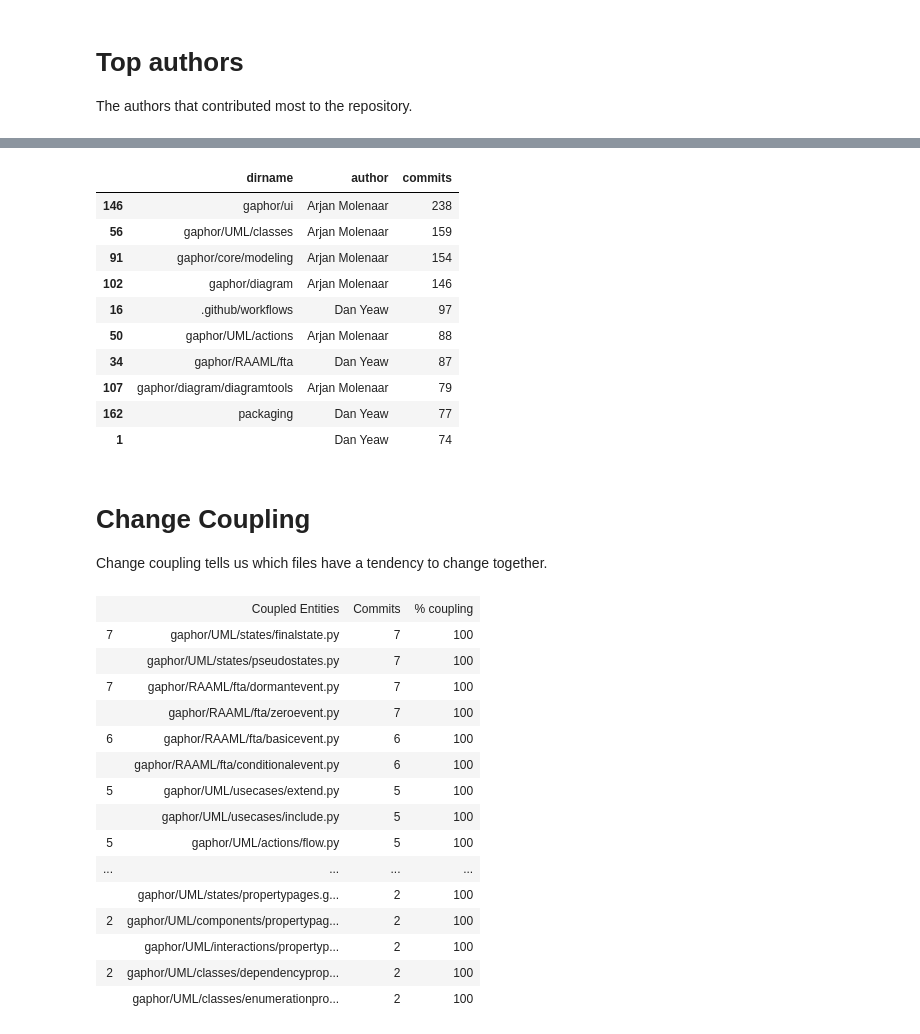
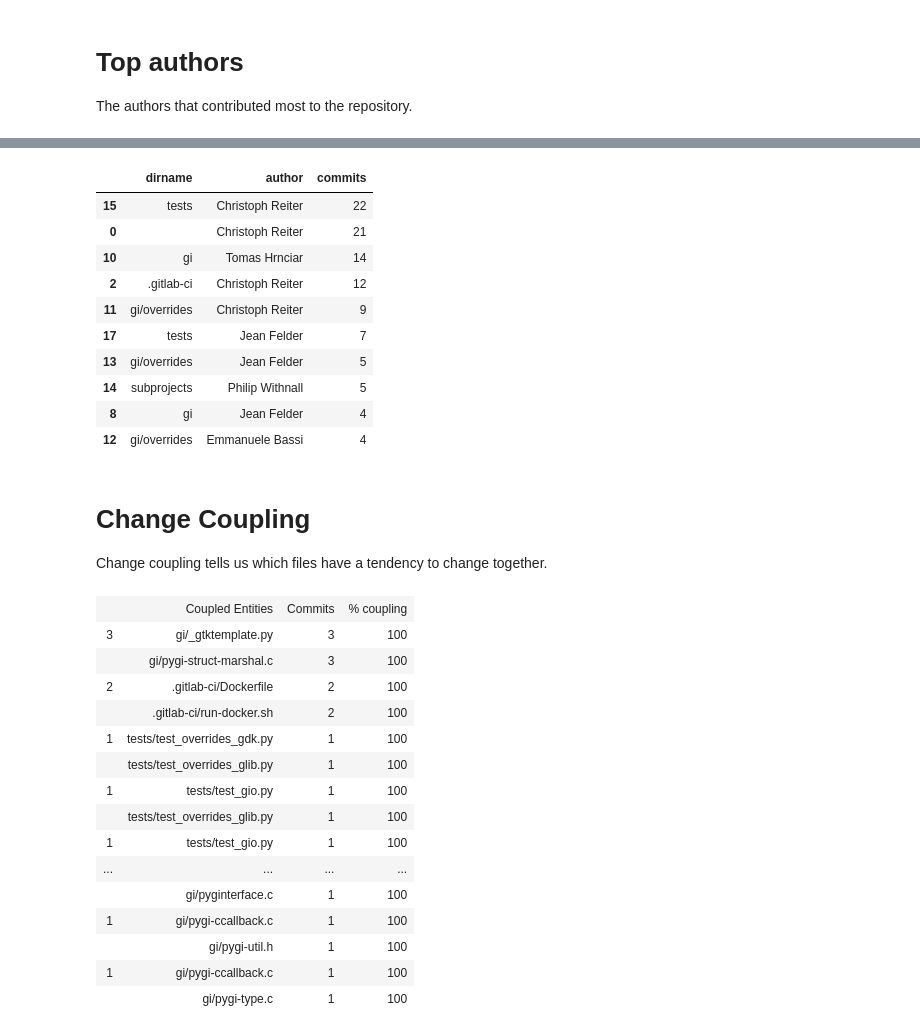
Before and after one commit to amolenaar/codescanner, a Jupyter notebook: Quick_Code_Analysis.ipynb, the cells around one changed output, grey strips where cells are left out. Saved outputs shown, nothing was run; the diff lists cells and outputs as text; code cells hidden in the pictures.

```diff
--- a/Quick_Code_Analysis.ipynb
+++ b/Quick_Code_Analysis.ipynb
@@ -21,30 +21,32 @@ Ensure `git` can be be found.
 
 Change the variables below to point to your repo of interest, and give this notebook a spin (VS Code may ask if it needs to install a Jupyter kernel).
 # %%
-# path = "/home/arjan/Projects/DeutscheBahn/py-capella-mbse"
-path = "/home/arjan/Development/gaphor"
+path = "../pygobject"
 after = "1 year ago"
 top = 10
 
 # Regex patterns to exclude from analisys. E.g. generated files.
-excludes = [".*\\.svg$", ".*\\.xcf$", ".*\\.png$", ".*\\.md$", ".*\\.rst$", ".*\\.po$", ".*\\.gaphor$", "poetry.lock"]
+excludes = [".*\\.svg$", ".*\\.xcf$", ".*\\.png$", ".*\\.gif$", ".*\\.md$", ".*\\.rst$", ".*\\.po$", ".*\\.gaphor$", "poetry.lock", "NEWS.*"]
 # %%
 import os
 import re
 import pandas
 import functools
 import itertools
+import subprocess
 from IPython.core.display import HTML
-
-os.chdir(path)
-
-lines = []
 
 compiled_excludes = [re.compile(ex) for ex in excludes]
 
+
+def is_excluded(filename):
+    return any(re.search(ex, filename) for ex in compiled_excludes)
+
+
+lines = []
 found_commits = 0
-with os.popen(f"git log --format=format:'::: %H,%ci,%an' --numstat --no-renames --after='{after}'") as git_log:
-    for line in git_log.readlines():
+with subprocess.Popen(["git", "log", "--format=format:::: %H,%ci,%an", "--numstat", "--no-renames", f"--after={after}"], cwd=path, stdout=subprocess.PIPE, text=True) as git_log:
+    for line in git_log.stdout.readlines():
         line = line.strip()
         if not line:
             continue
@@ -57,7 +59,7 @@ with os.popen(f"git log --format=format:'::: %H,%ci,%an' --numstat --no-renames
             except ValueError as e:
                 print(f"Error on '{line}': {e}")
                 continue
-            if not any(re.search(ex, filename) for ex in compiled_excludes):
+            if not is_excluded(filename):
                 rec = [*meta, added, removed, filename]
                 assert len(rec) == 6, rec
                 lines.append(rec)
@@ -153,53 +163,55 @@ top_authors_per_package = df.groupby(['dirname', 'author']).size().reset_index(n
 top_authors_per_package[:top]
 # %% [output]
 |  | dirname | author | commits |
-| 146 | gaphor/ui | Arjan Molenaar | 238 |
-| 56 | gaphor/UML/classes | Arjan Molenaar | 159 |
-| 91 | gaphor/core/modeling | Arjan Molenaar | 154 |
-| 102 | gaphor/diagram | Arjan Molenaar | 146 |
-| 16 | .github/workflows | Dan Yeaw | 97 |
-| 50 | gaphor/UML/actions | Arjan Molenaar | 88 |
-| 34 | gaphor/RAAML/fta | Dan Yeaw | 87 |
-| 107 | gaphor/diagram/diagramtools | Arjan Molenaar | 79 |
-| 162 | packaging | Dan Yeaw | 77 |
-| 1 |  | Dan Yeaw | 74 |
+| 15 | tests | Christoph Reiter | 22 |
+| 0 |  | Christoph Reiter | 21 |
+| 10 | gi | Tomas Hrnciar | 14 |
+| 2 | .gitlab-ci | Christoph Reiter | 12 |
+| 11 | gi/overrides | Christoph Reiter | 9 |
+| 17 | tests | Jean Felder | 7 |
+| 13 | gi/overrides | Jean Felder | 5 |
+| 14 | subprojects | Philip Withnall | 5 |
+| 8 | gi | Jean Felder | 4 |
+| 12 | gi/overrides | Emmanuele Bassi | 4 |
 # %% [markdown]
 # Change Coupling
 
 Change coupling tells us which files have a tendency to change together.
 # %%
+group_size = 2
+
 def size(iterable):
     return functools.reduce(lambda n, _: n + 1, iterable, 0)
 
 commits = {name: len(commits) for name, commits in df.groupby(["filename"])}
 
-all_file_pairs = sorted(pair for _, group in df.groupby(['commit']) for pair in itertools.combinations(group['filename'], 2))
+all_file_pairs = sorted(pair for _, group in df.groupby(['commit']) for pair in itertools.combinations(group['filename'], group_size))
 
 combos = {pair: size(pairs) for pair, pairs in itertools.groupby(all_file_pairs)}
 
 change_coupling = sorted(((n / (n + commits[a] + commits[b]), n, a, b) for (a, b), n in combos.items()), reverse=1)[:top*5]
 
 rows = (
     f"""
     <tr><td>{n}</td><td>{file_a}</td><td>{commits[file_a]}</td><td>{int(n / commits[file_a] * 100)}</td></tr>
     <tr><td></td><td>{file_b}</td><td>{commits[file_b]}</td><td>{int(n / commits[file_b] * 100)}</td></tr>
     """ for _, n, file_a, file_b in change_coupling)
 
 HTML(f"<table><th><td>Coupled Entities</td><td>Commits</td><td>% coupling</td></th>{''.join(rows)}</table>")
 # %% [output]
 |  | Coupled Entities | Commits | % coupling |
-| 7 | gaphor/UML/states/finalstate.py | 7 | 100 |
-|  | gaphor/UML/states/pseudostates.py | 7 | 100 |
-| 7 | gaphor/RAAML/fta/dormantevent.py | 7 | 100 |
-|  | gaphor/RAAML/fta/zeroevent.py | 7 | 100 |
-| 6 | gaphor/RAAML/fta/basicevent.py | 6 | 100 |
-|  | gaphor/RAAML/fta/conditionalevent.py | 6 | 100 |
-| 5 | gaphor/UML/usecases/extend.py | 5 | 100 |
-|  | gaphor/UML/usecases/include.py | 5 | 100 |
-| 5 | gaphor/UML/actions/flow.py | 5 | 100 |
+| 3 | gi/_gtktemplate.py | 3 | 100 |
+|  | gi/pygi-struct-marshal.c | 3 | 100 |
+| 2 | .gitlab-ci/Dockerfile | 2 | 100 |
+|  | .gitlab-ci/run-docker.sh | 2 | 100 |
+| 1 | tests/test_overrides_gdk.py | 1 | 100 |
+|  | tests/test_overrides_glib.py | 1 | 100 |
+| 1 | tests/test_gio.py | 1 | 100 |
+|  | tests/test_overrides_glib.py | 1 | 100 |
+| 1 | tests/test_gio.py | 1 | 100 |
 | ... | ... | ... | ... |
-|  | gaphor/UML/states/propertypages.g... | 2 | 100 |
-| 2 | gaphor/UML/components/propertypag... | 2 | 100 |
-|  | gaphor/UML/interactions/propertyp... | 2 | 100 |
-| 2 | gaphor/UML/classes/dependencyprop... | 2 | 100 |
-|  | gaphor/UML/classes/enumerationpro... | 2 | 100 |
+|  | gi/pyginterface.c | 1 | 100 |
+| 1 | gi/pygi-ccallback.c | 1 | 100 |
+|  | gi/pygi-util.h | 1 | 100 |
+| 1 | gi/pygi-ccallback.c | 1 | 100 |
+|  | gi/pygi-type.c | 1 | 100 |
```
Also changed, not shown: parts of 6 cells of this notebook.
